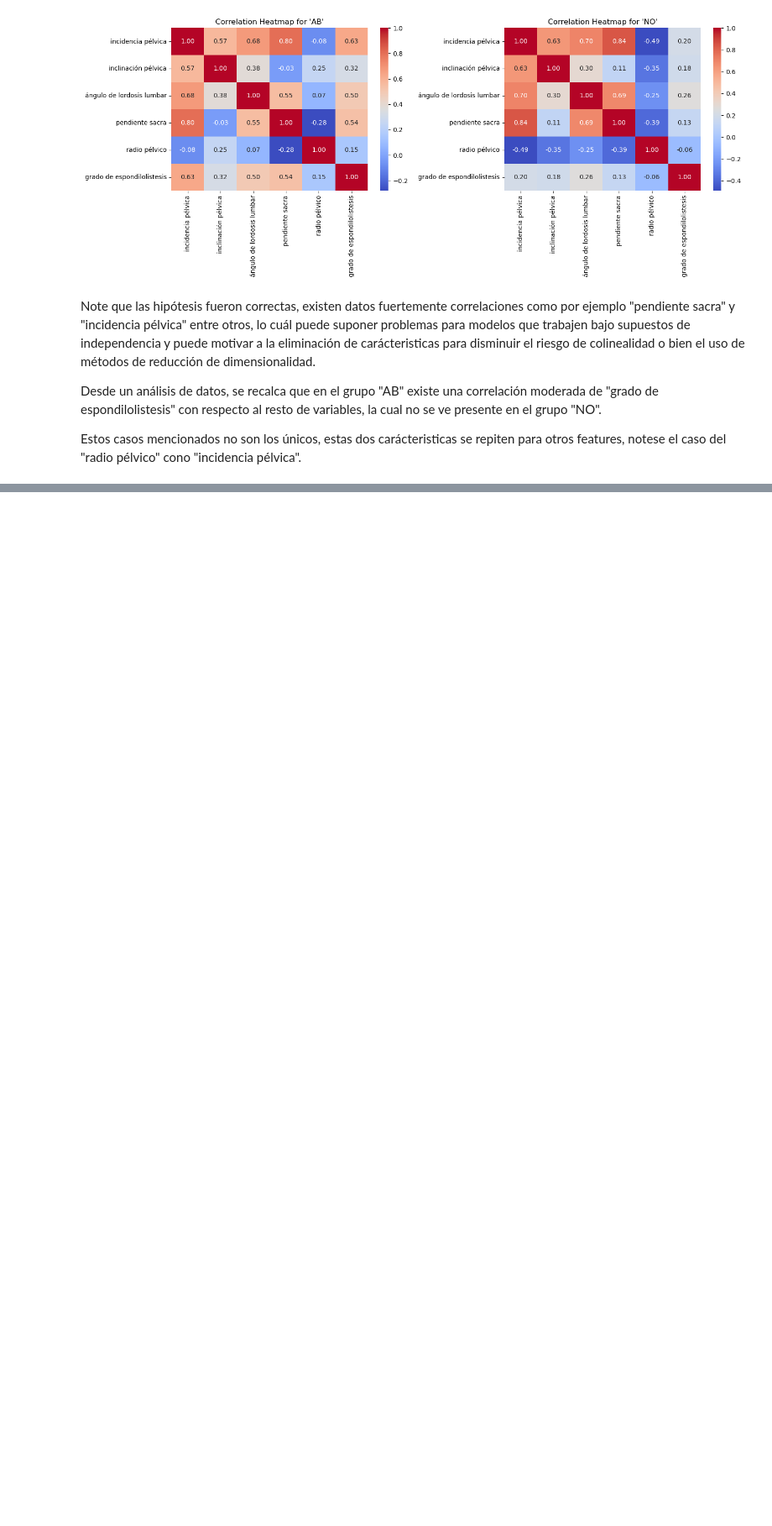
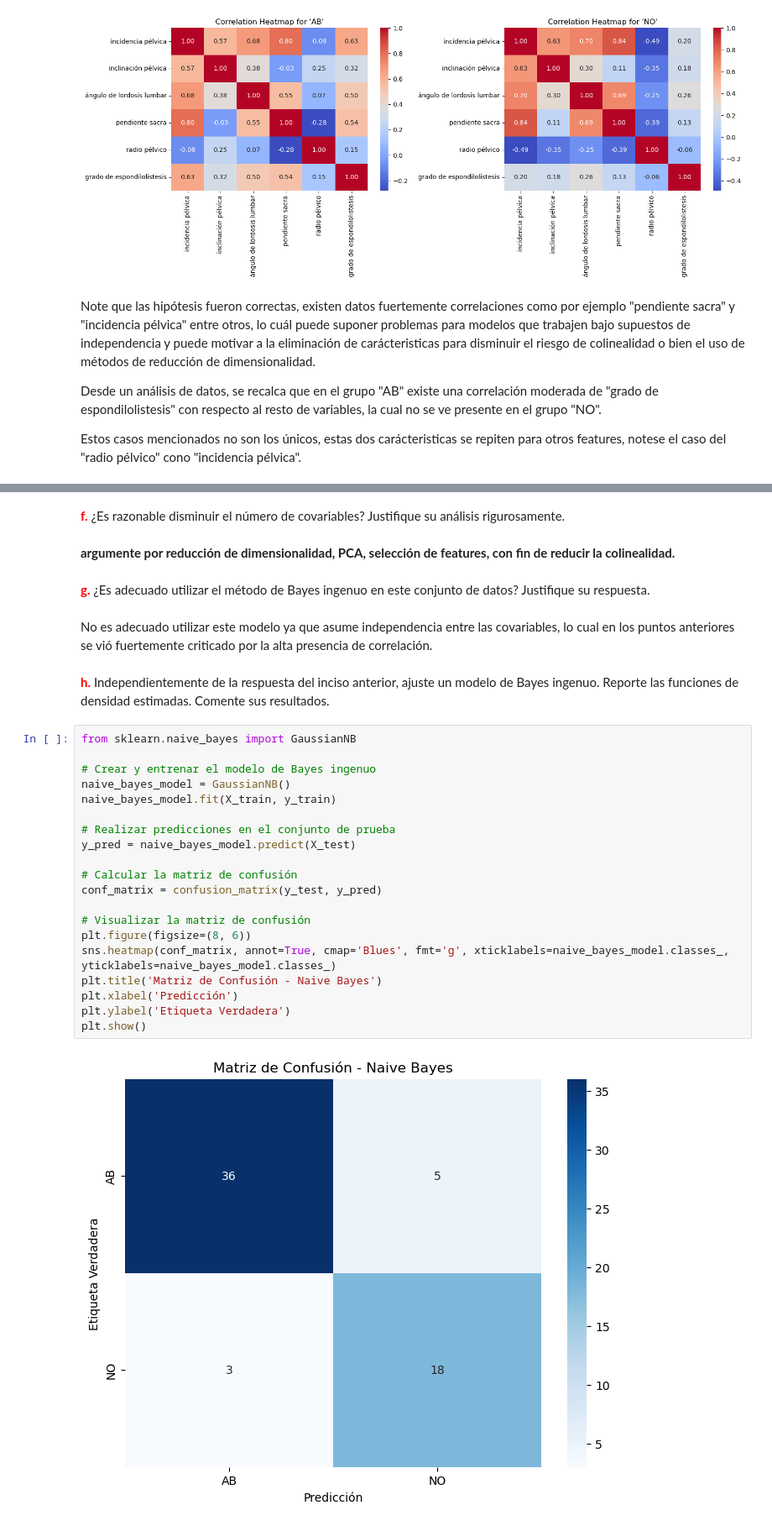
Before and after one commit to Diego-Astaburuaga/Tarea-1-MAT281, a Jupyter notebook: Tarea 1.ipynb, the cells around one changed output, grey strips where cells are left out. Shown at 84% size. Cells and saved outputs as stored; diff of their text form; blank space fills up the shorter version.

```diff
--- a/Tarea 1.ipynb
+++ b/Tarea 1.ipynb
@@ -255,0 +321,32 @@ Estos casos mencionados no son los únicos, estas dos carácteristicas se repite
+# %% [markdown]
+**<span style="color:red">f.</span>** ¿Es razonable disminuir el número de covariables? Justifique su análisis rigurosamente.
+# %% [markdown]
+**argumente por reducción de dimensionalidad, PCA, selección de features, con fin de reducir la colinealidad.**
+# %% [markdown]
+**<span style="color:red">g.</span>** ¿Es adecuado utilizar el método de Bayes ingenuo en este conjunto de datos? Justifique su respuesta.
+# %% [markdown]
+No es adecuado utilizar este modelo ya que asume independencia entre las covariables, lo cual en los puntos anteriores se vió fuertemente criticado por la alta presencia de correlación.
+# %% [markdown]
+**<span style="color:red">h.</span>** Independientemente de la respuesta del inciso anterior, ajuste un modelo de Bayes ingenuo. Reporte las funciones de densidad estimadas. Comente sus resultados.
+# %%
+from sklearn.naive_bayes import GaussianNB
+
+# Crear y entrenar el modelo de Bayes ingenuo
+naive_bayes_model = GaussianNB()
+naive_bayes_model.fit(X_train, y_train)
+
+# Realizar predicciones en el conjunto de prueba
+y_pred = naive_bayes_model.predict(X_test)
+
+# Calcular la matriz de confusión
+conf_matrix = confusion_matrix(y_test, y_pred)
+
+# Visualizar la matriz de confusión
+plt.figure(figsize=(8, 6))
+sns.heatmap(conf_matrix, annot=True, cmap='Blues', fmt='g', xticklabels=naive_bayes_model.classes_, yticklabels=naive_bayes_model.classes_)
+plt.title('Matriz de Confusión - Naive Bayes')
+plt.xlabel('Predicción')
+plt.ylabel('Etiqueta Verdadera')
+plt.show()
+# %% [output]
+[figure, added]
```
Also changed, not shown: parts of 13 cells of this notebook.
